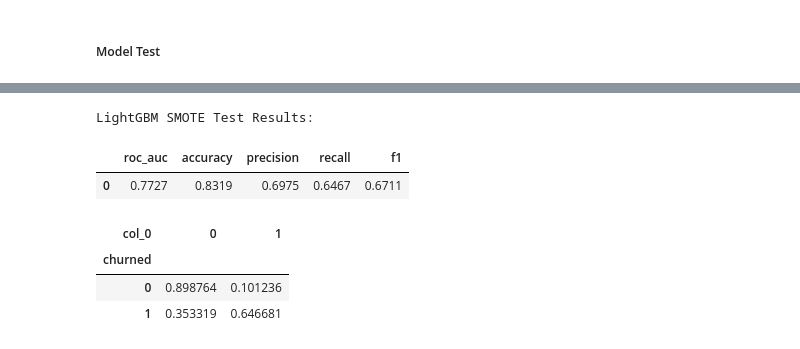
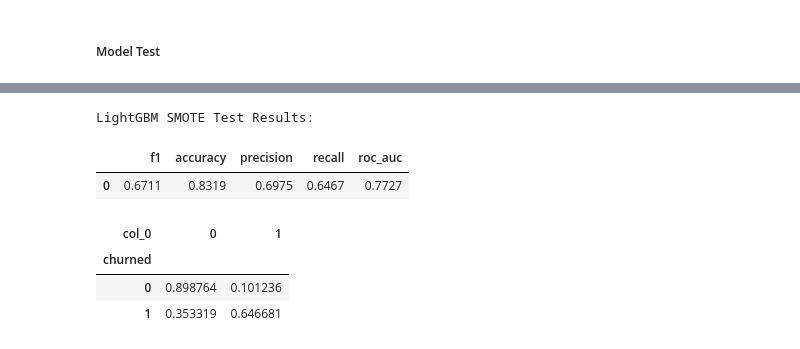
Before and after one commit to kellyshreeve/final-project, a Jupyter notebook: Notebooks/project-code-v2.ipynb, the cells around one changed output, grey strips where cells are left out. Drawn from its saved outputs; the diff is of its cells as text; code cells hidden in the pictures.

```diff
--- a/Notebooks/project-code-v2.ipynb
+++ b/Notebooks/project-code-v2.ipynb
@@ -1827,0 +1808,11 @@ memory usage: 277.4 KB
+# %%
+cat_columns = ['type', 'paperless_billing', 'payment_method',
+               'gender', 'senior_citizen', 'partner', 'dependents',
+               'internet_service', 'online_security', 'online_backup',
+               'device_protection', 'tech_support', 'streaming_tv',
+               'streaming_movies', 'multiple_lines', 'has_internet',
+               'has_protection', 'has_streaming']
+
+feat_train[cat_columns] = feat_train[cat_columns].astype('category')
+
+feat_train.info()
@@ -2393,31 +2402,32 @@ memory usage: 295.8+ KB
 # %%
 # Change test categorical to dtype category
 feat_test[cat_columns] = feat_test[cat_columns].astype('category')
 
 # Predict Test Set
 pred_test = lgbm_smt_gscv.predict(feat_test)
 pred_prob = lgbm_smt_gscv.predict_proba(feat_test)[:, 1]
 
 # Score
 roc_auc = roc_auc_score(targ_test, pred_test)
 accuracy = accuracy_score(targ_test, pred_test)
 precision = precision_score(targ_test, pred_test)
 recall = recall_score(targ_test, pred_test)
 f1 = f1_score(targ_test, pred_test)
 
 # Display Results
-test_results = pd.DataFrame(data={'roc_auc':[roc_auc],
+test_results = pd.DataFrame(data={'f1':[f1],
                                   'accuracy':[accuracy],
                                   'precision':[precision],
                                   'recall':[recall],
-                                  'f1':[f1]})
+                                  'roc_auc':[roc_auc]
+                                  })
 
 print('LightGBM SMOTE Test Results:')
 display(test_results.round(4))
 # %% [output]
 LightGBM SMOTE Test Results:
-|  | roc_auc | accuracy | precision | recall | f1 |
-| 0 | 0.7727 | 0.8319 | 0.6975 | 0.6467 | 0.6711 |
+|  | f1 | accuracy | precision | recall | roc_auc |
+| 0 | 0.6711 | 0.8319 | 0.6975 | 0.6467 | 0.7727 |
 # %%
 pd.crosstab(targ_test, pred_test, normalize='index')
 # %% [output]
```
Also changed, not shown: parts of 8 cells of this notebook, 7 other files.
